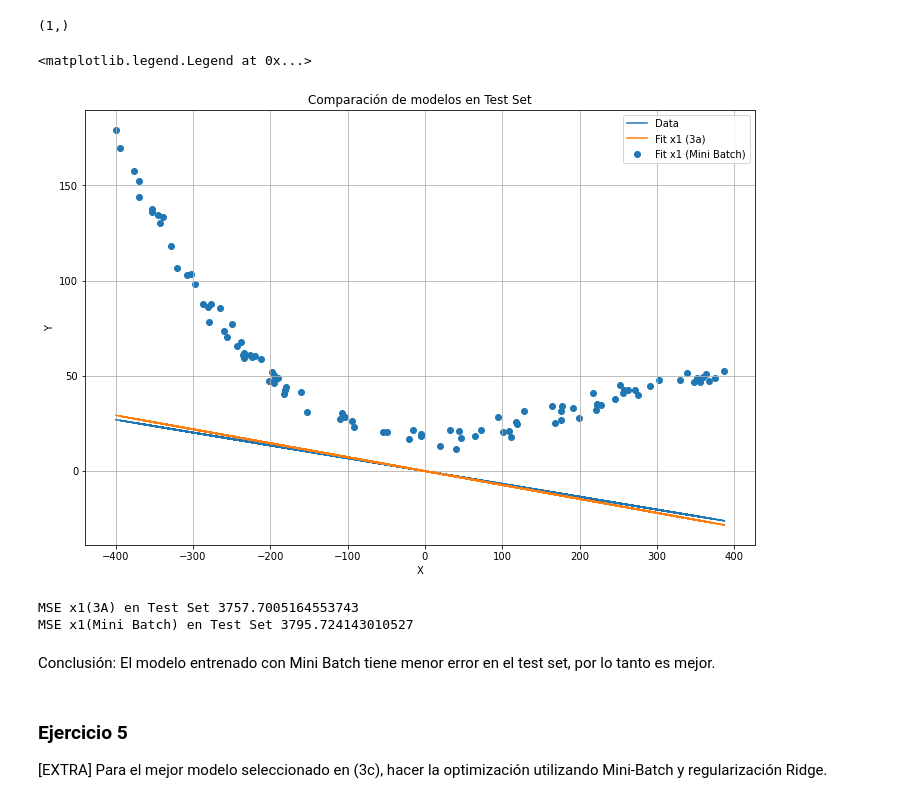
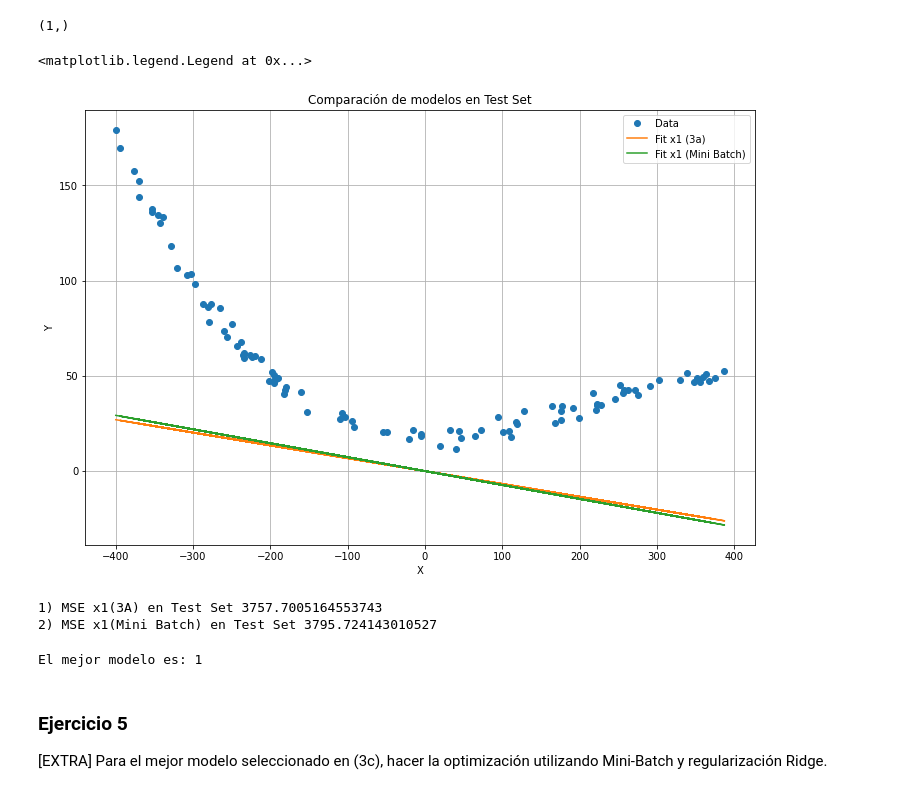
Before and after one commit to nhorro/ceai2020, a Jupyter notebook: intro_ai/clase_8_evaluacion/evaluacion.ipynb, the cells around one changed output. Drawn from its saved outputs; the diff is of its cells as text; code cells hidden in the pictures.

Commit message:
random cambia mejor modelo, cambiado texto a print()

```diff
--- a/intro_ai/clase_8_evaluacion/evaluacion.ipynb
+++ b/intro_ai/clase_8_evaluacion/evaluacion.ipynb
@@ -404,25 +404,28 @@ model.shape
 # %%
 plt.figure(figsize=(12,8))
 plt.grid(which="Both")
-plt.scatter(X_test, y_test)
 plt.title("Comparación de modelos en Test Set")
+plt.plot(X_test, y_test,'o')
 plt.plot(X_test, model*X_test)
 plt.plot(X_test, model_3a*X_test)
 plt.xlabel("X")
 plt.ylabel("Y")
 plt.legend(["Data", "Fit x1 (3a)", "Fit x1 (Mini Batch)"])
 # %% [output]
 <matplotlib.legend.Legend at 0x...>
-[figure, old version]
+[figure, new version]
 # %%
 mse = MSE()
-print("MSE x1(3A) en Test Set", mse(y_test, model_3a*X_test))
-print("MSE x1(Mini Batch) en Test Set",mse(y_test, model*X_test))
+metrics =  [mse(y_test, model_3a*X_test), mse(y_test, model*X_test)]
+print("1) MSE x1(3A) en Test Set", metrics[0])
+print("2) MSE x1(Mini Batch) en Test Set", metrics[1])
 # %% [output]
-MSE x1(3A) en Test Set 3757.7005164553743
-MSE x1(Mini Batch) en Test Set 3795.724143010527
+1) MSE x1(3A) en Test Set 3757.7005164553743
+2) MSE x1(Mini Batch) en Test Set 3795.724143010527
-# %% [markdown]
-Conclusión: El modelo entrenado con Mini Batch tiene menor error en el test set, por lo tanto es mejor.
+# %%
+print("El mejor modelo es:", np.argmin(metrics)+1)
+# %% [output]
+El mejor modelo es: 1
 # %% [markdown]
 ### Ejercicio 5
 
```
